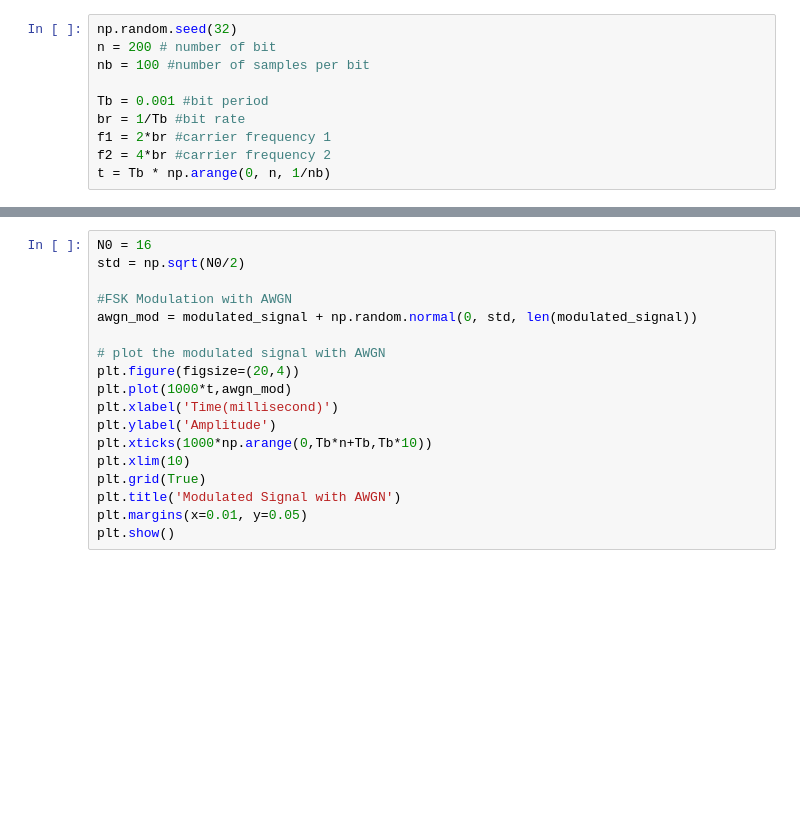
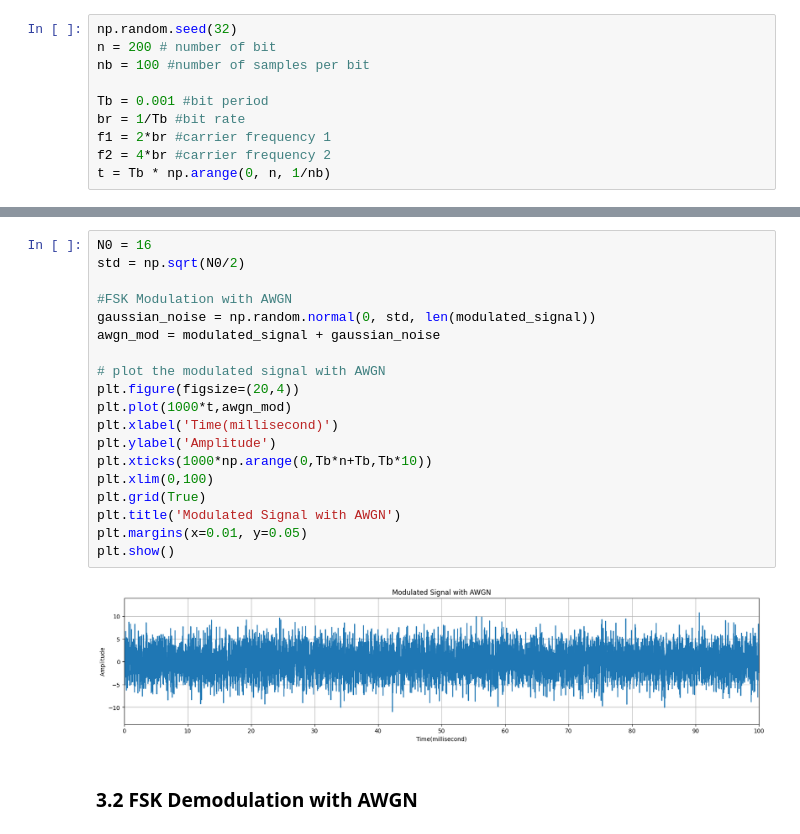
Before and after one commit to lightningdhna/KTTT, a Jupyter notebook: FSK.ipynb, the cells around one changed output, grey strips where cells are left out. Cells and saved outputs as stored; diff of their text form; blank space fills up the shorter version.

```diff
--- a/FSK.ipynb
+++ b/FSK.ipynb
@@ -113,21 +132,26 @@ plt.grid(True)
 # %%
 N0 = 16
 std = np.sqrt(N0/2)
 
 #FSK Modulation with AWGN
-awgn_mod = modulated_signal + np.random.normal(0, std, len(modulated_signal))
+gaussian_noise = np.random.normal(0, std, len(modulated_signal))
+awgn_mod = modulated_signal + gaussian_noise
 
 # plot the modulated signal with AWGN
 plt.figure(figsize=(20,4))
 plt.plot(1000*t,awgn_mod)
 plt.xlabel('Time(millisecond)')
 plt.ylabel('Amplitude')
 plt.xticks(1000*np.arange(0,Tb*n+Tb,Tb*10))
-plt.xlim(10)
+plt.xlim(0,100)
 plt.grid(True)
 plt.title('Modulated Signal with AWGN')
 plt.margins(x=0.01, y=0.05)
 plt.show()
+# %% [output]
+[figure, added]
+# %% [markdown]
+### 3.2 FSK Demodulation with AWGN
 # %%
 # demodulate the signal with AWGN
 awgn_demod = demodulate(awgn_mod)
```
Also changed, not shown: parts of 25 cells of this notebook, 1 other file.
